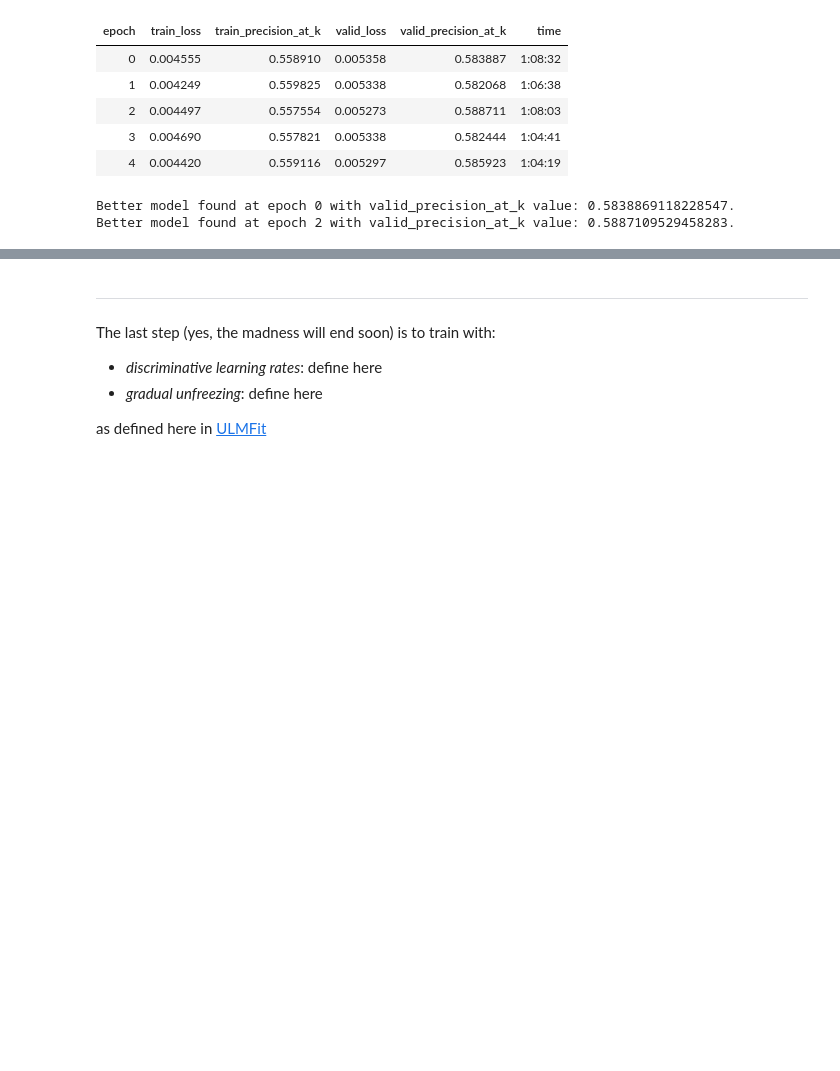
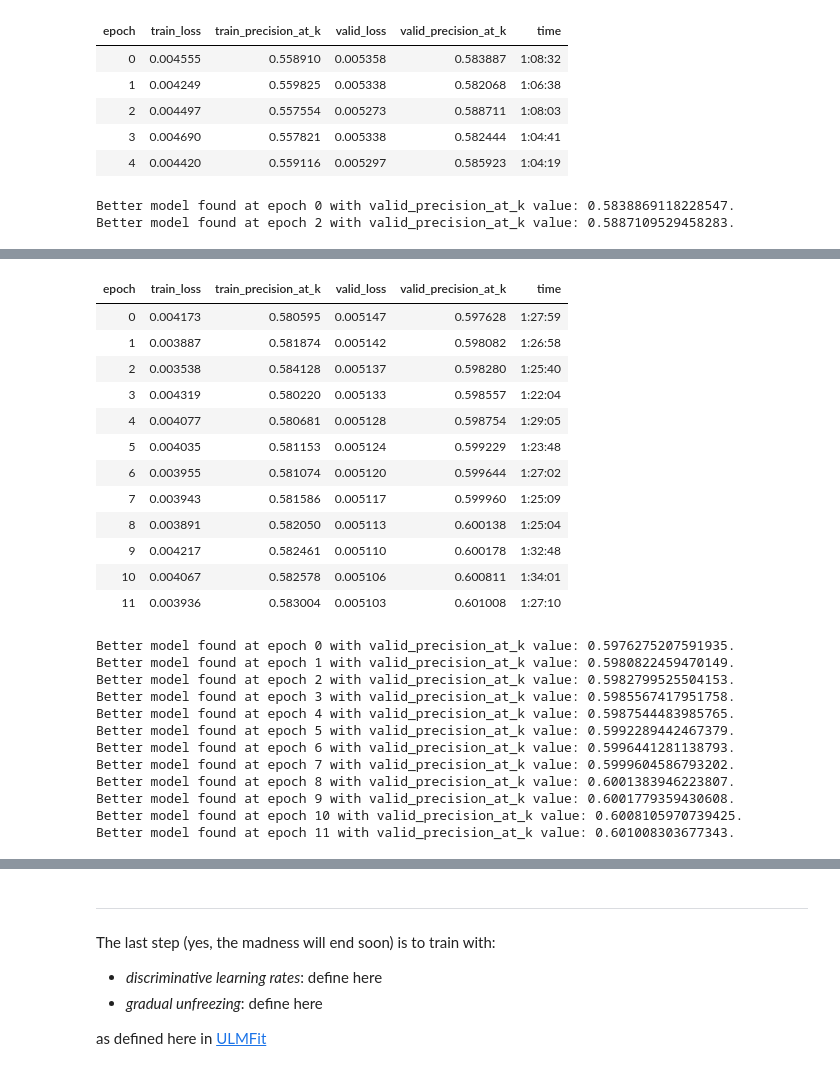
Before and after one commit to debjyotiSRoy/xcube, a Jupyter notebook: nbs/18_tutorial.train_mimic3.ipynb, the cells around one changed output, grey strips where cells are left out. Saved outputs shown, nothing was run; the diff lists cells and outputs as text; code cells hidden in the pictures; blank space fills up the shorter version.

```diff
--- a/nbs/18_tutorial.train_mimic3.ipynb
+++ b/nbs/18_tutorial.train_mimic3.ipynb
@@ -1095,0 +1104,28 @@ learn.fit(2, lr=1e-2)
+# %%
+learn.fit(12, lr=1e-6, wd=0.3)
+# %% [output]
+| epoch | train_loss | train_precision_at_k | valid_loss | valid_precision_at_k | time |
+| 0 | 0.004173 | 0.580595 | 0.005147 | 0.597628 | 1:27:59 |
+| 1 | 0.003887 | 0.581874 | 0.005142 | 0.598082 | 1:26:58 |
+| 2 | 0.003538 | 0.584128 | 0.005137 | 0.598280 | 1:25:40 |
+| 3 | 0.004319 | 0.580220 | 0.005133 | 0.598557 | 1:22:04 |
+| 4 | 0.004077 | 0.580681 | 0.005128 | 0.598754 | 1:29:05 |
+| 5 | 0.004035 | 0.581153 | 0.005124 | 0.599229 | 1:23:48 |
+| 6 | 0.003955 | 0.581074 | 0.005120 | 0.599644 | 1:27:02 |
+| 7 | 0.003943 | 0.581586 | 0.005117 | 0.599960 | 1:25:09 |
+| 8 | 0.003891 | 0.582050 | 0.005113 | 0.600138 | 1:25:04 |
+| 9 | 0.004217 | 0.582461 | 0.005110 | 0.600178 | 1:32:48 |
+| 10 | 0.004067 | 0.582578 | 0.005106 | 0.600811 | 1:34:01 |
+| 11 | 0.003936 | 0.583004 | 0.005103 | 0.601008 | 1:27:10 |
+Better model found at epoch 0 with valid_precision_at_k value: 0.5976275207591935.
+Better model found at epoch 1 with valid_precision_at_k value: 0.5980822459470149.
+Better model found at epoch 2 with valid_precision_at_k value: 0.5982799525504153.
+Better model found at epoch 3 with valid_precision_at_k value: 0.5985567417951758.
+Better model found at epoch 4 with valid_precision_at_k value: 0.5987544483985765.
+Better model found at epoch 5 with valid_precision_at_k value: 0.5992289442467379.
+Better model found at epoch 6 with valid_precision_at_k value: 0.5996441281138793.
+Better model found at epoch 7 with valid_precision_at_k value: 0.5999604586793202.
+Better model found at epoch 8 with valid_precision_at_k value: 0.6001383946223807.
+Better model found at epoch 9 with valid_precision_at_k value: 0.6001779359430608.
+Better model found at epoch 10 with valid_precision_at_k value: 0.6008105970739425.
+Better model found at epoch 11 with valid_precision_at_k value: 0.601008303677343.
```
Also changed, not shown: parts of 72 cells of this notebook.
